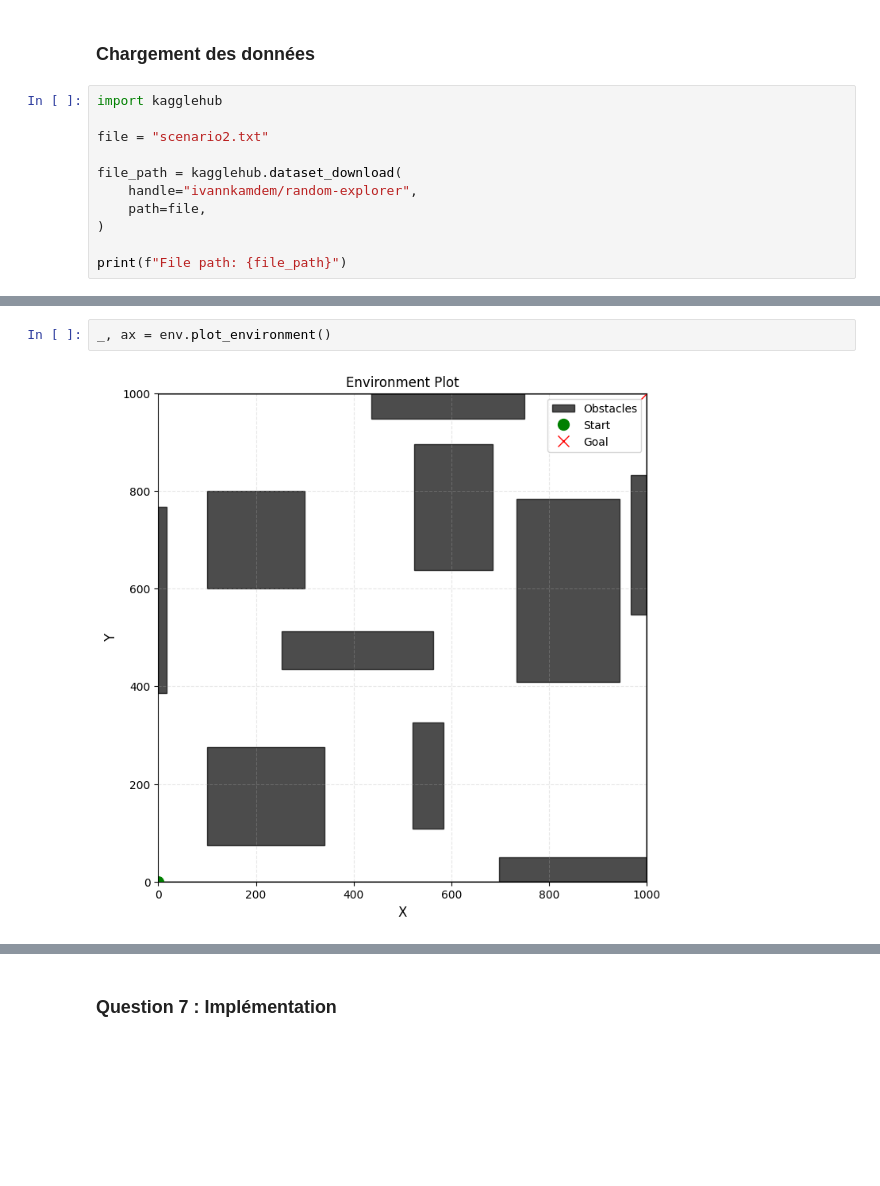
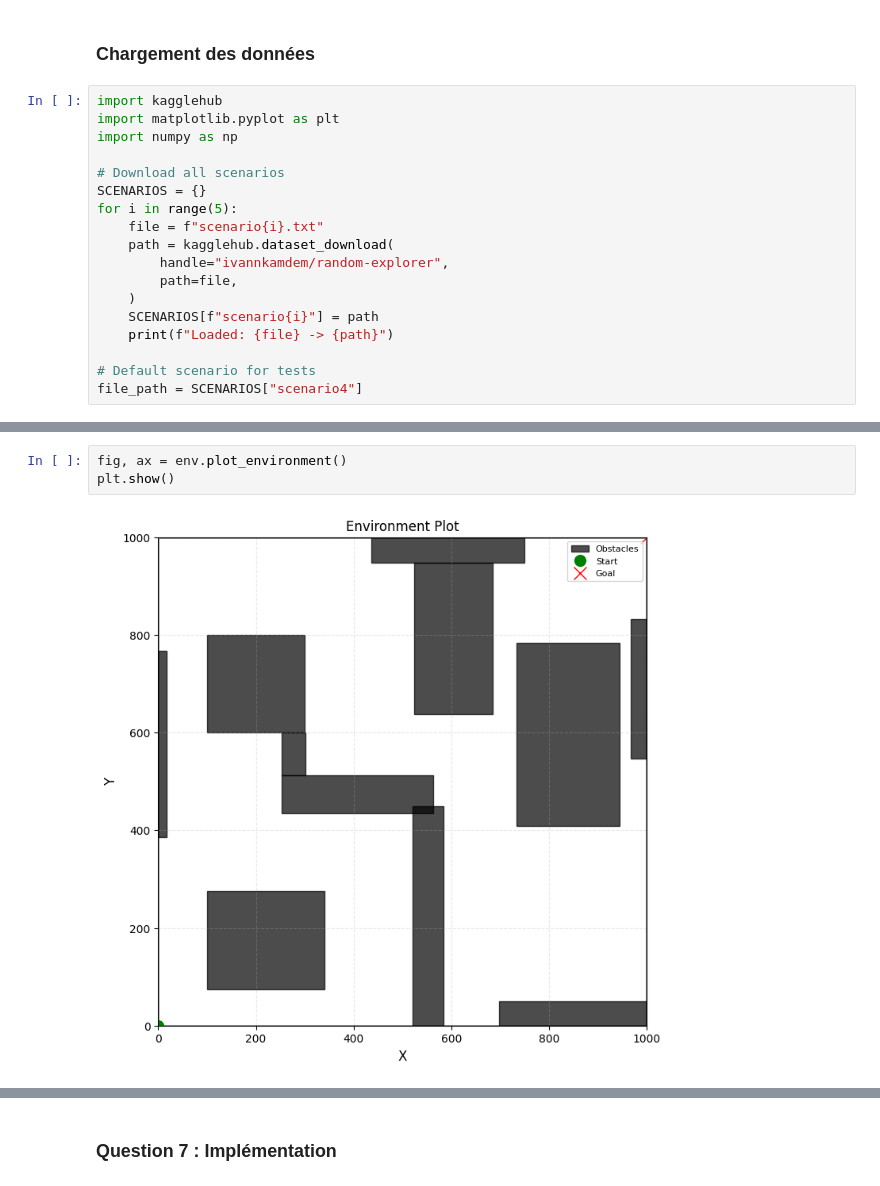
Before and after one commit to KpihX/random-explorer, a Jupyter notebook: Random_Explorer copy.ipynb, the cells around one changed output, grey strips where cells are left out. Drawn from its saved outputs; the diff is of its cells as text; blank space fills up the shorter version.

```diff
--- a/Random_Explorer copy.ipynb
+++ b/Random_Explorer copy.ipynb
@@ -53,13 +43,20 @@ except:
 ### Chargement des données
 # %%
 import kagglehub
+import matplotlib.pyplot as plt
+import numpy as np
 
-file = "scenario2.txt"
+# Download all scenarios
+SCENARIOS = {}
+for i in range(5):
+    file = f"scenario{i}.txt"
+    path = kagglehub.dataset_download(
+        handle="ivannkamdem/random-explorer",
+        path=file,
+    )
+    SCENARIOS[f"scenario{i}"] = path
+    print(f"Loaded: {file} -> {path}")
 
-file_path = kagglehub.dataset_download(
-    handle="ivannkamdem/random-explorer",
-    path=file,
-)
-
-print(f"File path: {file_path}")
+# Default scenario for tests
+file_path = SCENARIOS["scenario4"]
 # %% [output]
@@ -79,4 +109,5 @@ env = Environment(file_path)
 # %%
-_, ax = env.plot_environment()
+fig, ax = env.plot_environment()
+plt.show()
 # %% [output]
-[figure, old version]
+[figure, new version]
```
Also changed, not shown: parts of 61 cells of this notebook, 30 other files.
